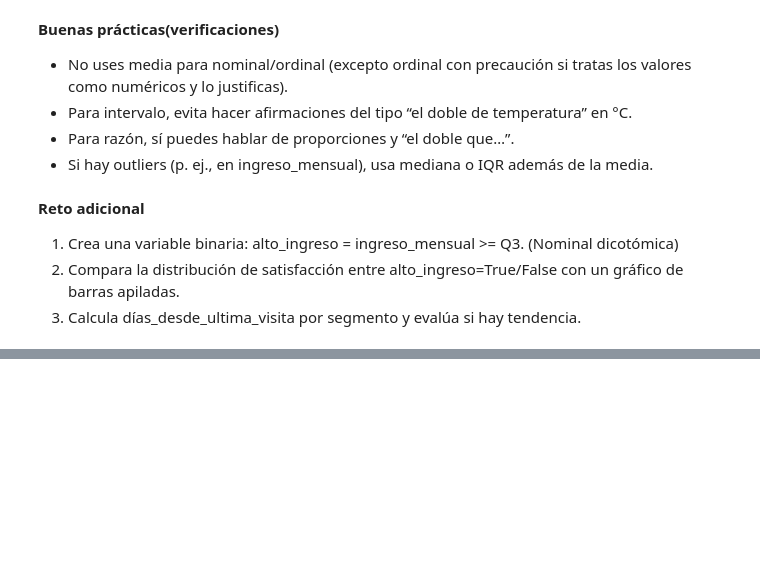
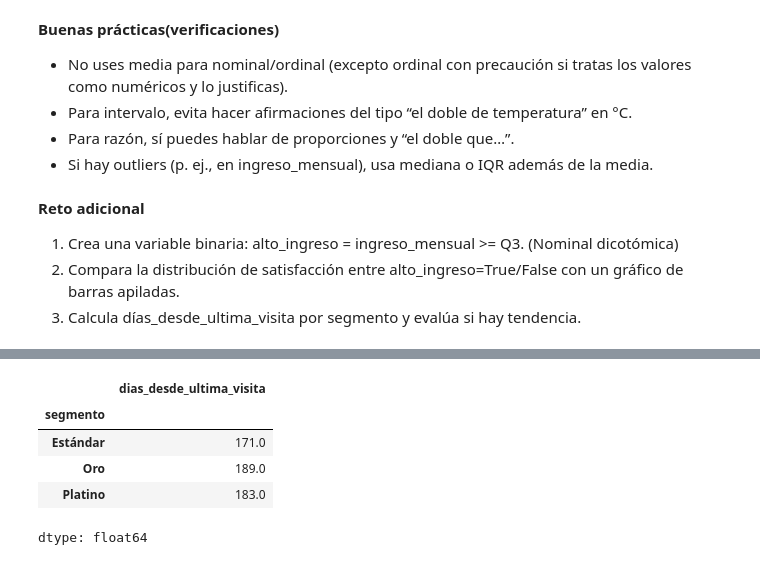
Before and after one commit to GrandManager153/Mineria_De_Datos, a Jupyter notebook: Mineria_Datos.ipynb, the cells around one changed output, grey strips where cells are left out. Saved outputs shown, nothing was run; the diff lists cells and outputs as text; code cells hidden in the pictures; blank space fills up the shorter version.

```diff
--- a/Mineria_Datos.ipynb
+++ b/Mineria_Datos.ipynb
@@ -1271,0 +1314,12 @@ np.float64(-0.040233892283196265)
+# %%
+
+# Tendencia en días desde última visita por segmento
+dias_seg = df.groupby("segmento")["dias_desde_ultima_visita"].median()
+dias_seg
+# %% [output]
+|  | dias_desde_ultima_visita |
+| segmento |  |
+| Estándar | 171.0 |
+| Oro | 189.0 |
+| Platino | 183.0 |
+dtype: float64
```
Also changed, not shown: parts of 15 cells of this notebook.
